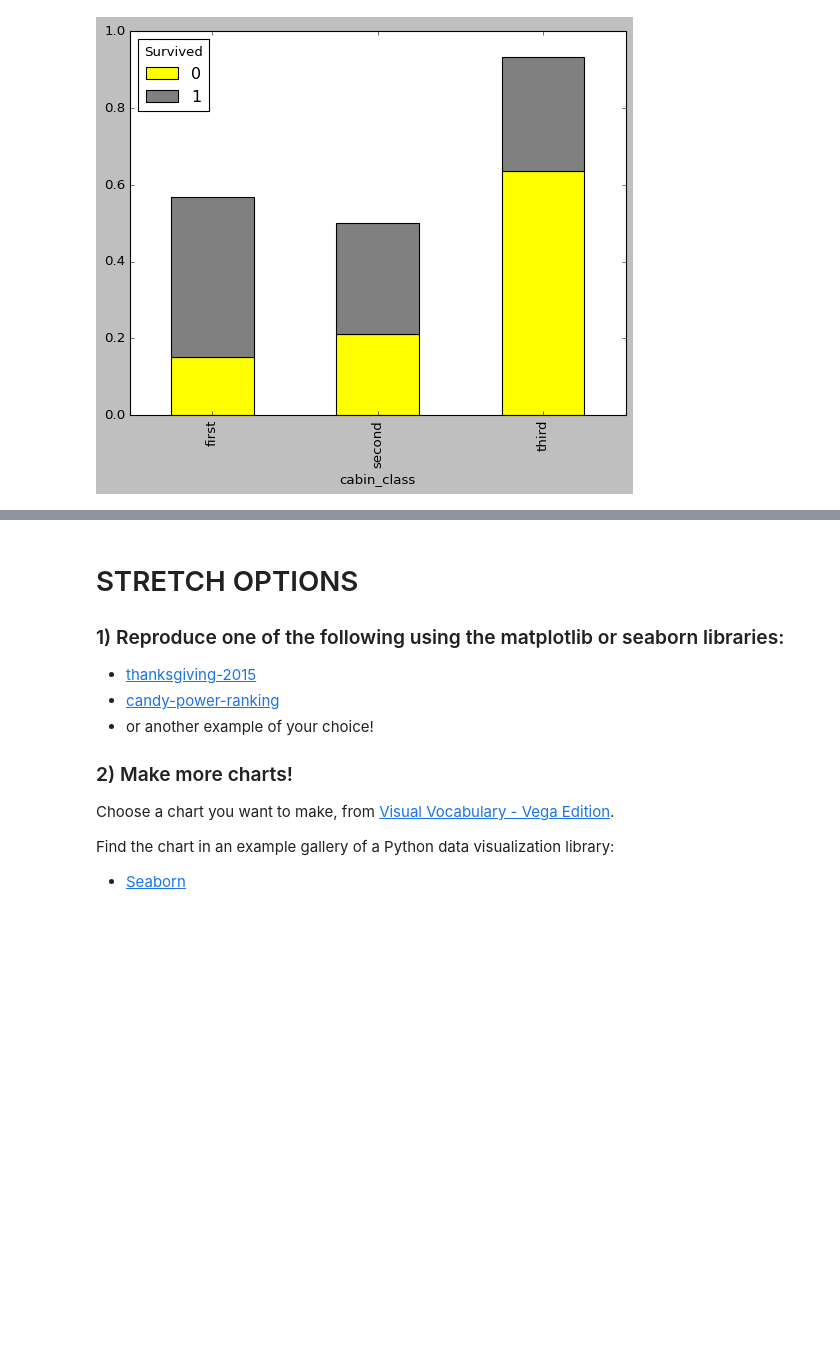
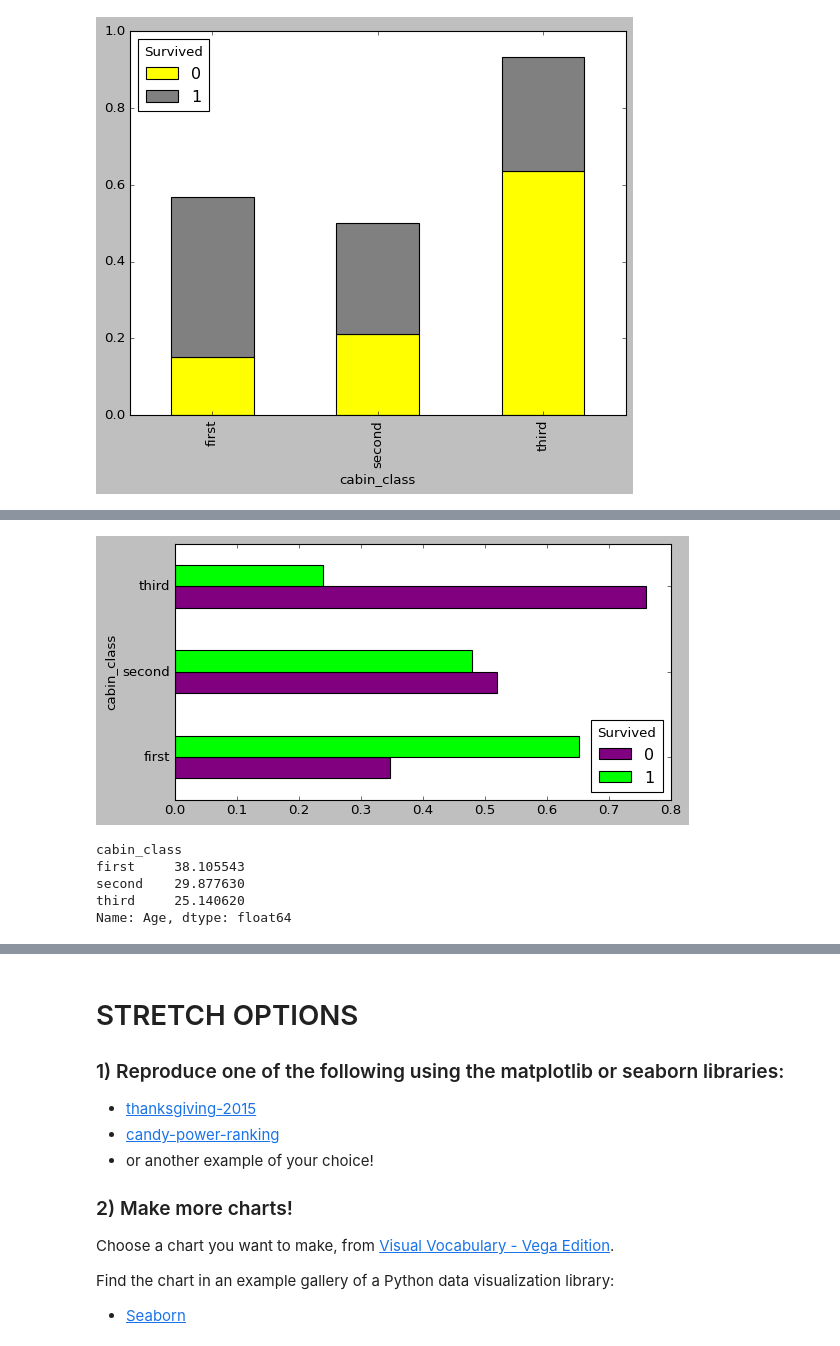
Before and after one commit to ranaharoonkhan/DS-Unit-1-Sprint-1-Data-Wrangling-and-Storytelling, a Jupyter notebook: module4-make-explanatory-visualizations/LS_DS_114_Make_Explanatory_Visualizations_Assignment.ipynb, the cells around one changed output, grey strips where cells are left out. Saved outputs shown, nothing was run; the diff lists cells and outputs as text; code cells hidden in the pictures; blank space fills up the shorter version.

Commit message:
Still working to bring closer to graph

```diff
--- a/module4-make-explanatory-visualizations/LS_DS_114_Make_Explanatory_Visualizations_Assignment.ipynb
+++ b/module4-make-explanatory-visualizations/LS_DS_114_Make_Explanatory_Visualizations_Assignment.ipynb
@@ -131,3 +131,7 @@ cab_death1
 cab_death1.plot(kind='bar', stacked=True, color=['yellow', 'gray']);
 # %% [output]
 [figure]
+# %%
+# Crosstab with column percents.
+cab_death2 = pd.crosstab(titanic['cabin_class'],titanic['Survived'], normalize='index')
+cab_death2
@@ -133,0 +144,15 @@ cab_death1.plot(kind='bar', stacked=True, color=['yellow', 'gray']);
+# %%
+# bar chart h to compare to catagoriacal variables
+cab_death2.plot(kind='barh', color=['purple', 'lime'], figsize=(8,4));
+# %% [output]
+[figure, added]
+# %%
+# Now explore that continuous variable broken out by a categorical variable.
+cab_age = titanic.groupby('cabin_class')['Age'].mean()
+cab_age
+# %% [output]
+cabin_class
+first     38.105543
+second    29.877630
+third     25.140620
+Name: Age, dtype: float64
```
Also changed, not shown: parts of 9 cells of this notebook.
